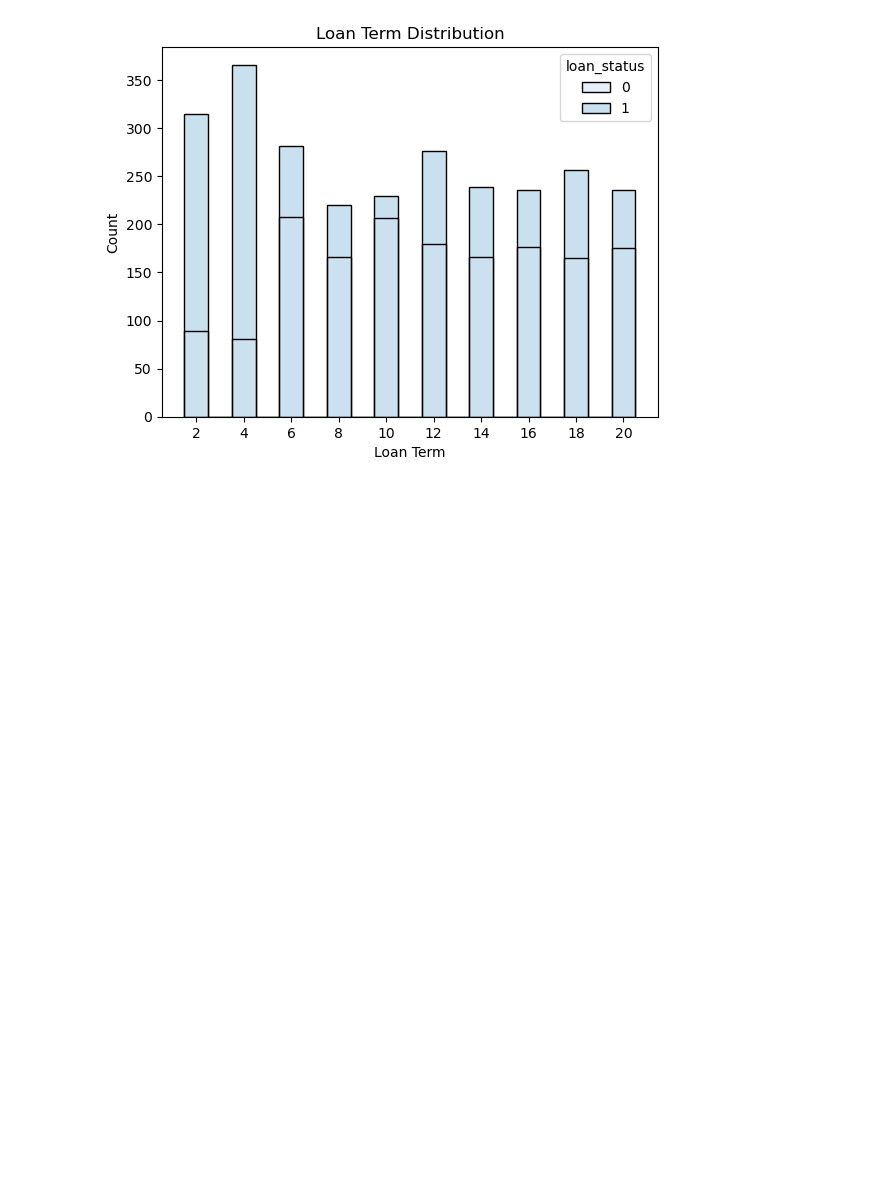
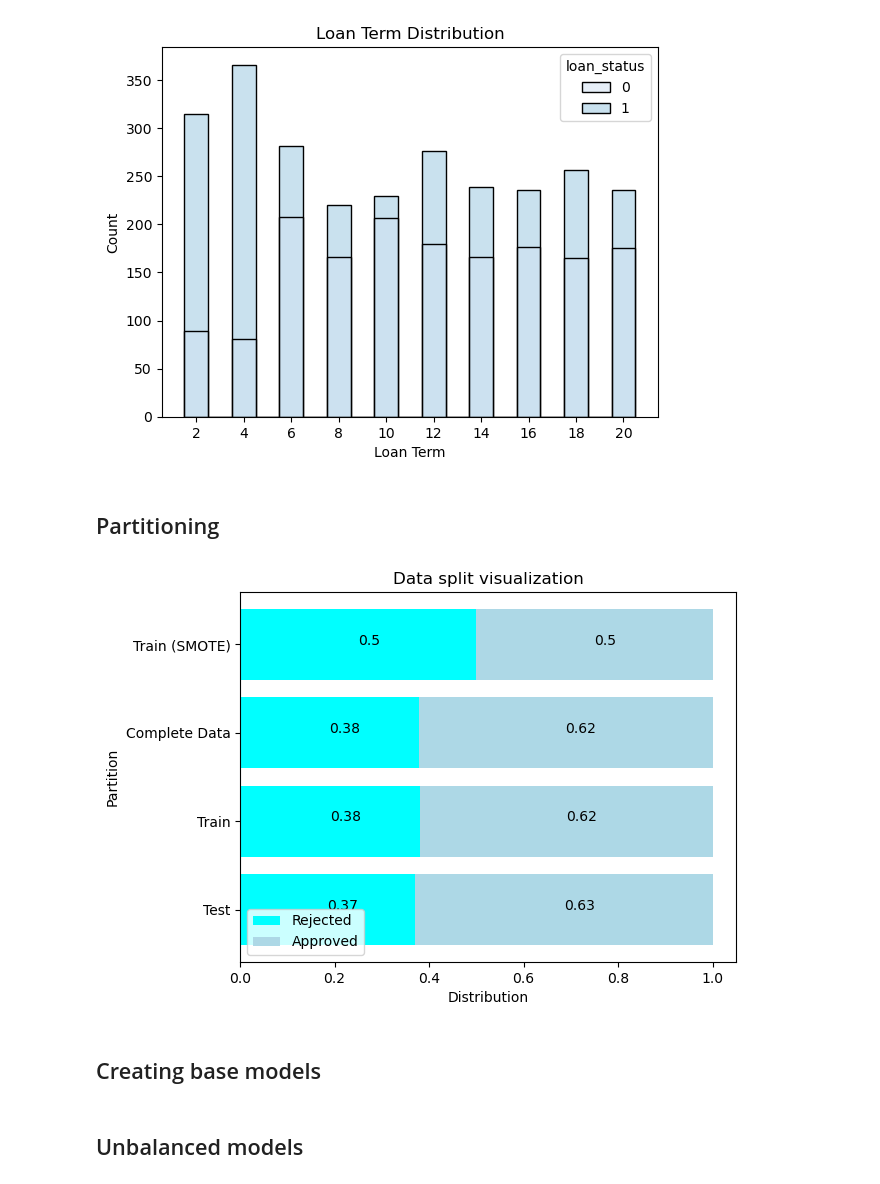
Before and after one commit to Rampenator/dsb, a Jupyter notebook: Group1 code.ipynb, the cells around one changed output. Cells and saved outputs as stored; diff of their text form; code cells hidden in the pictures; blank space fills up the shorter version.

```diff
--- a/Group1 code.ipynb
+++ b/Group1 code.ipynb
@@ -247,3 +249,44 @@ plt.xticks(range(2, 21, 2))
 plt.show()
 # %% [output]
 [figure]
+# %% [markdown]
+## Partitioning
+# %%
+X = loans.drop("loan_status", axis=1)
+y = loans["loan_status"]
+# %%
+# Split training and testing
+X_train, X_test, y_train, y_test = train_test_split(X, y, random_state=1234, test_size=0.3)
+
+# Comparing accuracies
+accs_base = {"lr":0, "dtc":0, "rfc":0, "xgb":0}
+
+# Comparing rocauc
+rocauc_base = {"lr":0, "dtc":0, "rfc":0, "xgb":0}
+
+# Balancing with smote
+smote = SMOTE(random_state = 1234)
+X_train_smote, y_train_smote = smote.fit_resample(X_train, y_train)
+# %%
+train_dist = y_train.value_counts() / len(y_train) #normalize absolute count values for plotting
+test_dist = y_test.value_counts() / len(y_test)
+loans_dist = loans["loan_status"].value_counts() / len(loans)
+smote_dist = pd.Series(y_train_smote).value_counts() / len(pd.Series(y_train_smote))
+
+fig, ax = plt.subplots()
+
+ax.barh(['Test','Train','Complete Data', 'Train (SMOTE)'], [ test_dist[0], train_dist[0], loans_dist[0], smote_dist[0]], color='cyan', label='Rejected')
+ax.barh(['Test','Train','Complete Data', 'Train (SMOTE)'], [ test_dist[1], train_dist[1], loans_dist[1], smote_dist[1]], left=[ test_dist[0], train_dist[0], loans_dist[0], smote_dist[0]], color='lightblue', label='Approved')
+ax.set_title('Data split visualization')
+ax.legend(loc='lower left')
+plt.xlabel('Distribution')
+plt.ylabel('Partition')
+
+#plot bar values
+for part, a, b in zip([ 'Test', 'Train','Complete Data', 'Train (SMOTE)'], [ test_dist[0], train_dist[0], loans_dist[0], smote_dist[0]], [test_dist[1], train_dist[1], loans_dist[1], smote_dist[1]]):
+    plt.text(a/2, part, str(np.round(a, 2)))
+    plt.text(b/2+a, part, str(np.round(b, 2)));
+# %% [output]
+[figure, added]
+# %% [markdown]
+## Creating base models
@@ -249,0 +299,2 @@ plt.show()
+# %% [markdown]
+## Unbalanced models
```
Also changed, not shown: parts of 36 cells of this notebook.
